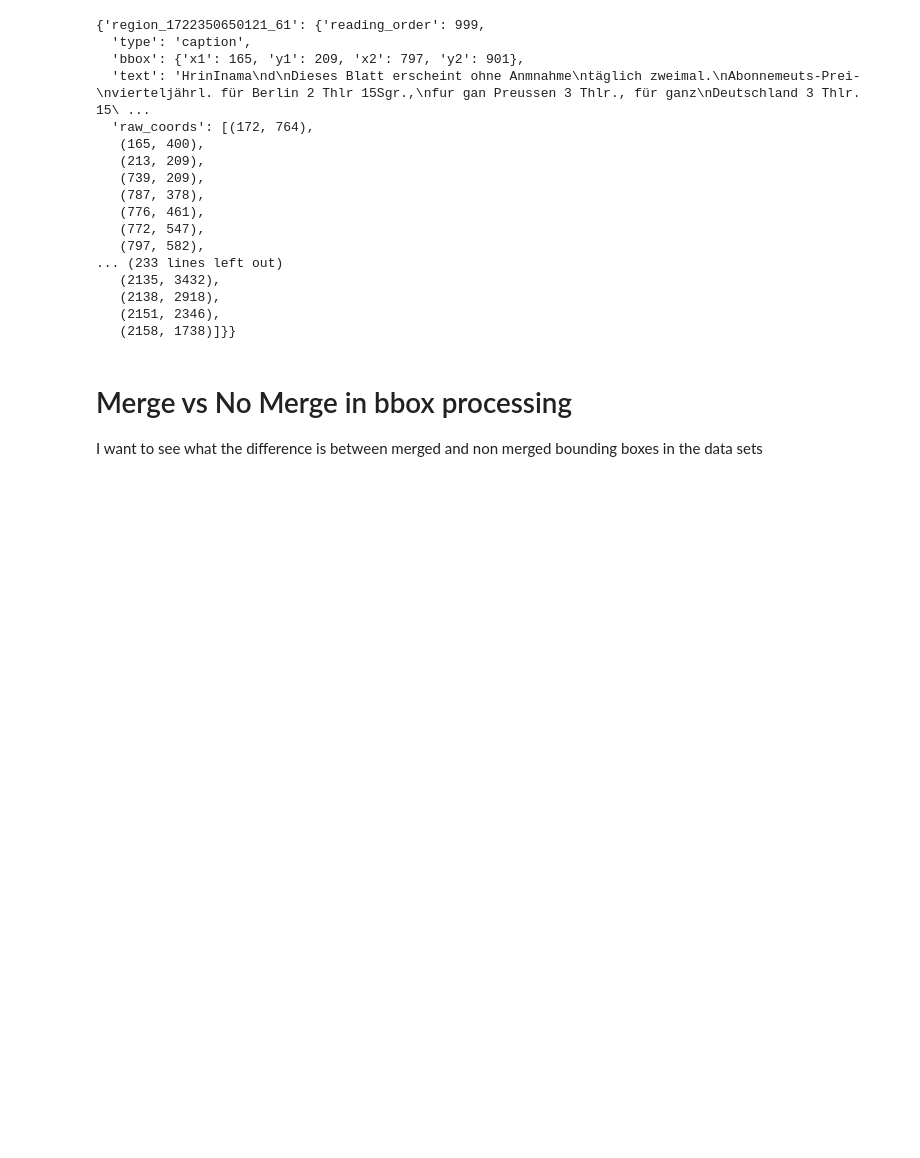
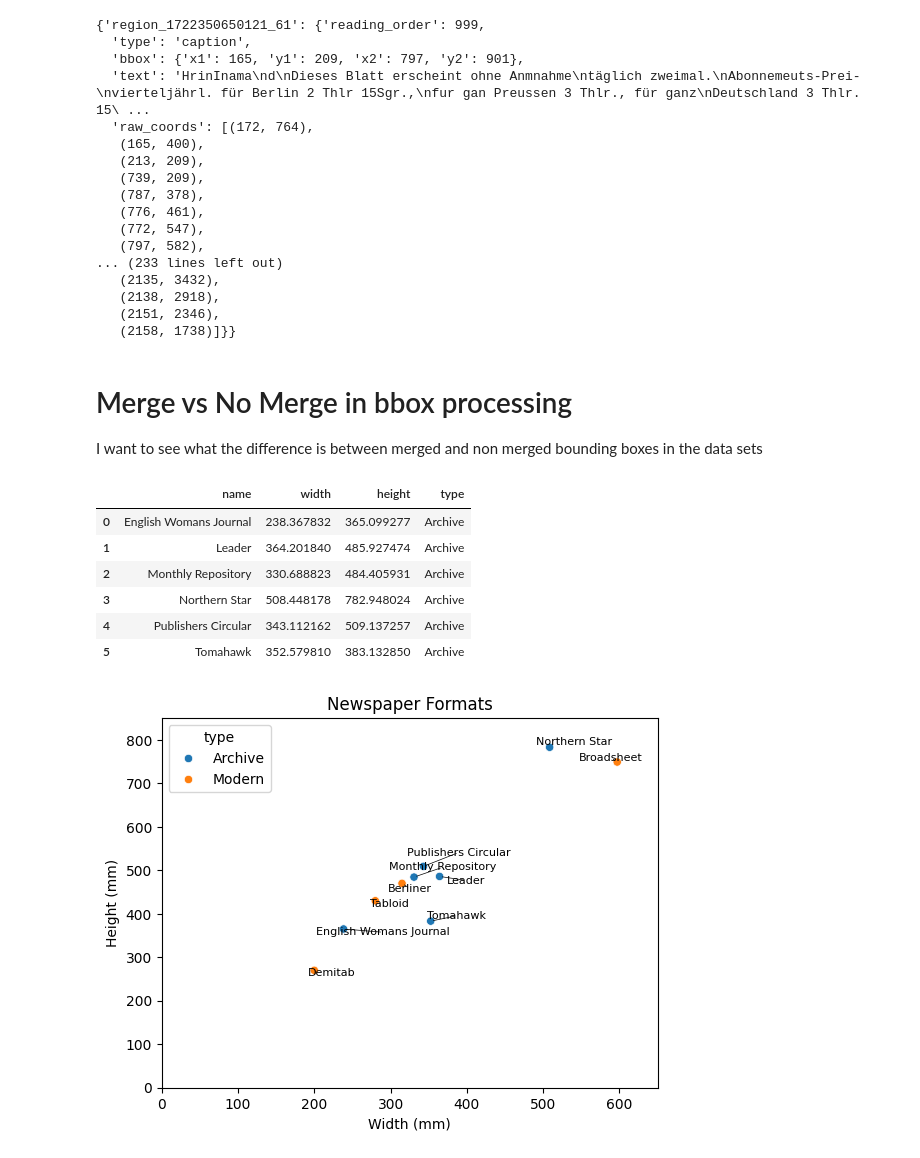
Before and after one commit to JonnoB/reading_the_unreadable, a Jupyter notebook: scrapbook.ipynb, the cells around one changed output. Saved outputs shown, nothing was run; the diff lists cells and outputs as text; code cells hidden in the pictures; blank space fills up the shorter version.

```diff
--- a/scrapbook.ipynb
+++ b/scrapbook.ipynb
@@ -237,3 +239,56 @@ doc_info['regions']
 
 
 I want to see what the difference is between merged and non merged bounding boxes in the data sets
+# %%
+
+test = pd.read_parquet('/media/jonno/ncse/converted/all_files_png_120/page_size_info.parquet')
+# %%
+from adjustText import adjust_text
+
+newspapers_in_mm = test.groupby('subfolder')[['page_width_pt', 'page_height_pt']].mean()*0.3527777778
+newspapers_in_mm.reset_index(inplace = True)
+newspapers_in_mm.columns = ['name','width', 'height']
+newspapers_in_mm['name'] =  newspapers_in_mm['name'].str.replace("_issue_PDF_files", "").str.replace("_", " ")
+
+newspapers_in_mm['type'] = 'Archive'
+
+modern_newspaper_df = pd.DataFrame({'name':['Broadsheet', 'Berliner', 'Tabloid', 'Demitab'],
+             'width':[597,315,280, 200],
+             'height':[749,470, 430, 270]})
+
+modern_newspaper_df['type'] = 'Modern'
+
+sns.scatterplot(data = pd.concat([newspapers_in_mm,modern_newspaper_df]), x = 'width', y = 'height', hue = 'type')
+
+# Create list to store all text objects
+texts = []
+all_newspapers = pd.concat([newspapers_in_mm, modern_newspaper_df])
+
+# Create text objects for each point
+for idx, row in all_newspapers.iterrows():
+    texts.append(plt.text(row['width'], row['height'], row['name'], fontsize=8))
+
+# Adjust text positions to avoid overlap
+adjust_text(texts,
+           arrowprops=dict(arrowstyle='-', color='black', lw=0.5),
+           expand_points=(6, 6),
+           force_text = 100)
+
+
+plt.xlim([0,650])
+plt.ylim([0, 850])
+plt.title('Newspaper Formats')
+plt.xlabel('Width (mm)')
+plt.ylabel('Height (mm)')
+
+
+newspapers_in_mm
+# %% [output]
+|  | name | width | height | type |
+| 0 | English Womans Journal | 238.367832 | 365.099277 | Archive |
+| 1 | Leader | 364.201840 | 485.927474 | Archive |
+| 2 | Monthly Repository | 330.688823 | 484.405931 | Archive |
+| 3 | Northern Star | 508.448178 | 782.948024 | Archive |
+| 4 | Publishers Circular | 343.112162 | 509.137257 | Archive |
+| 5 | Tomahawk | 352.579810 | 383.132850 | Archive |
+[figure, added]
```
Also changed, not shown: parts of 4 cells of this notebook, 9 other files.
